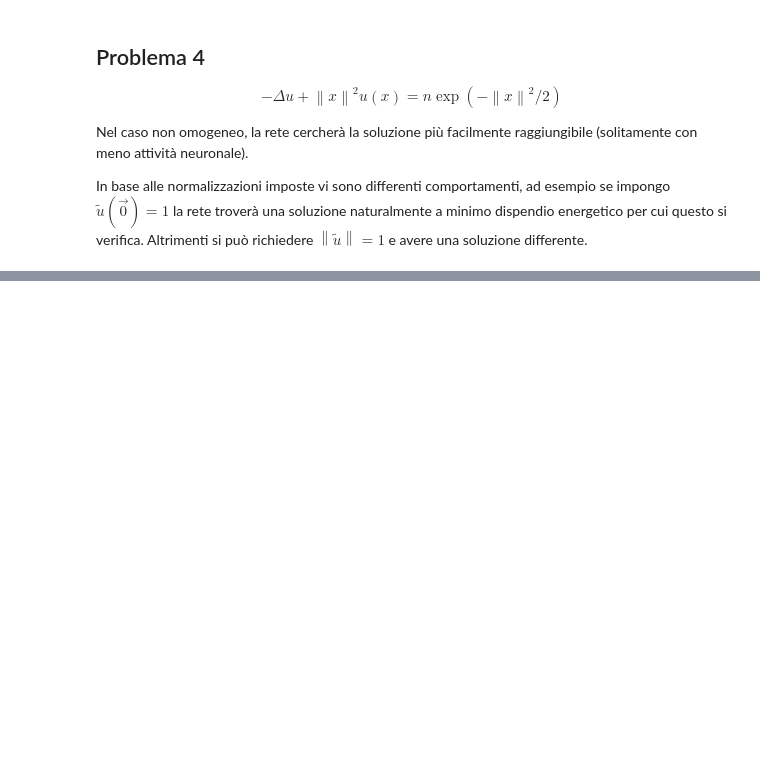
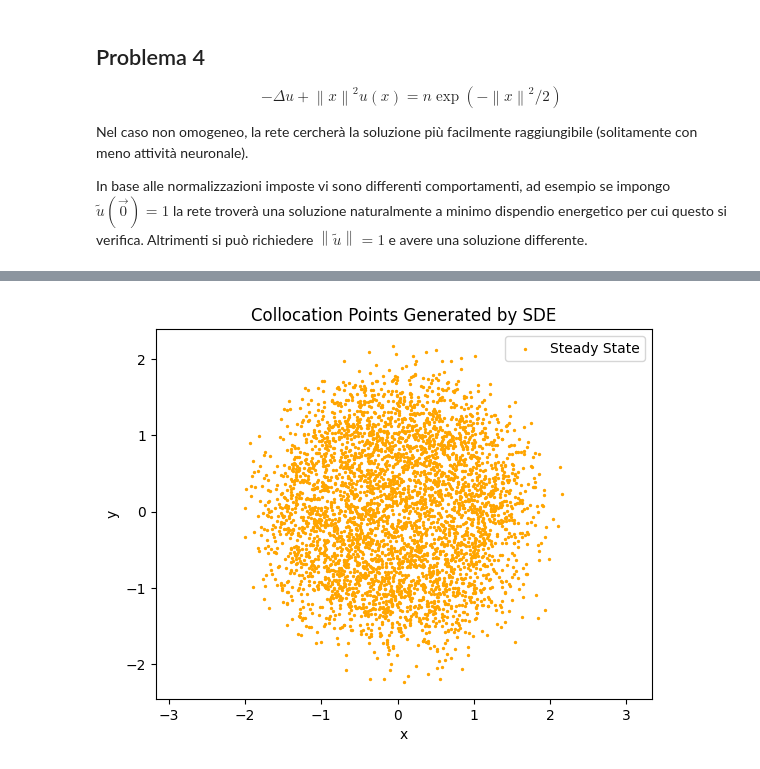
Before and after one commit to unimore-PhD-StefanoMagriniAlunno/PhD_Laboratory, a Jupyter notebook: notebooks/report1_renew.ipynb, the cells around one changed output, grey strips where cells are left out. Saved outputs shown, nothing was run; the diff lists cells and outputs as text; code cells hidden in the pictures; blank space fills up the shorter version.

```diff
--- a/notebooks/report1_renew.ipynb
+++ b/notebooks/report1_renew.ipynb
@@ -1460,0 +1482,47 @@ Ci sono anche altri sistemi come $\text{LofSoftMax}$ che amplifica invece di rid
+# %%
+# generazione dei collocation points
+import numpy as np
+def generate_collocation_points_ideal(N, coef, radius, beta, sigma=1.0, scale=1.0):
+    beta /= sigma
+    def V(r: torch.Tensor) -> torch.Tensor:
+        # r: (n_samples,)
+        return (r**2-radius**2)**2
+    def objective_density(x: torch.Tensor) -> torch.Tensor:
+        # x: (n_samples, n_dim) or (n_dim,)
+        return (-beta*V(torch.norm(x, dim=-1))).exp()  # (n_samples,)
+
+    def proposal_sampler(n_samples: int, device: torch.device, dtype: torch.dtype) -> torch.Tensor:
+        # n_samples: number of samples to generate
+        return MultivariateNormal(
+            loc=torch.zeros(2, device=device, dtype=dtype),
+            covariance_matrix=torch.eye(2, device=device, dtype=dtype)
+        ).sample((n_samples,))
+    def proposal_density(x: torch.Tensor) -> torch.Tensor:
+        # x: (n_samples, n_dim)
+        return torch.exp(-0.5 * x.pow(2).sum(dim=1)/scale**2)/(2*np.pi*scale**2)
+
+    generator = RejectionSampler(
+        objective_density=objective_density,
+        proposal_sampler=proposal_sampler,
+        proposal_density=proposal_density,
+        M=coef,
+    )
+
+    return generator.sample(N, device='cpu', dtype=torch.float32)
+
+
+beta=1.0/4
+radius=1.0
+X = generate_collocation_points_ideal(N=4096, coef=18.0, radius=radius, beta=beta, scale=1.2)
+
+# visualizzo i punti
+from matplotlib import pyplot as plt
+plt.scatter(X[:, 0].numpy(), X[:, 1].numpy(), s=2, alpha=1.0, label='Steady State', color='orange')
+plt.title("Collocation Points Generated by SDE")
+plt.axis('equal')
+plt.xlabel("x")
+plt.ylabel("y")
+plt.legend()
+plt.show()
+# %% [output]
+[figure, added]
```
Also changed, not shown: parts of 37 cells of this notebook, 3 other files.
